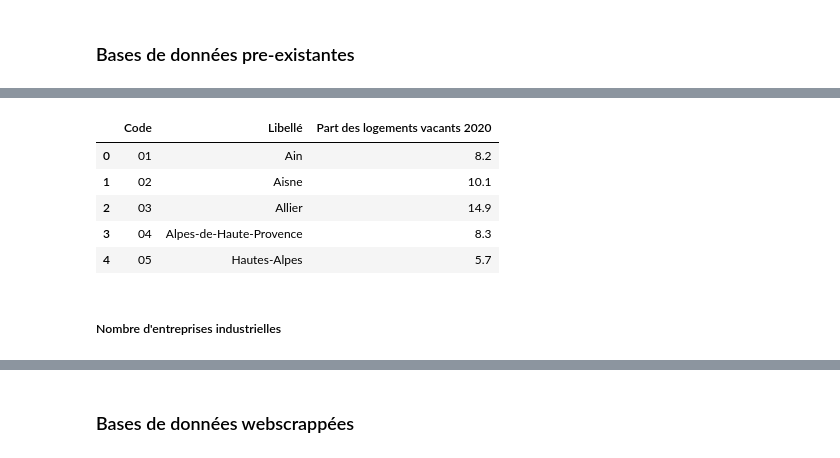
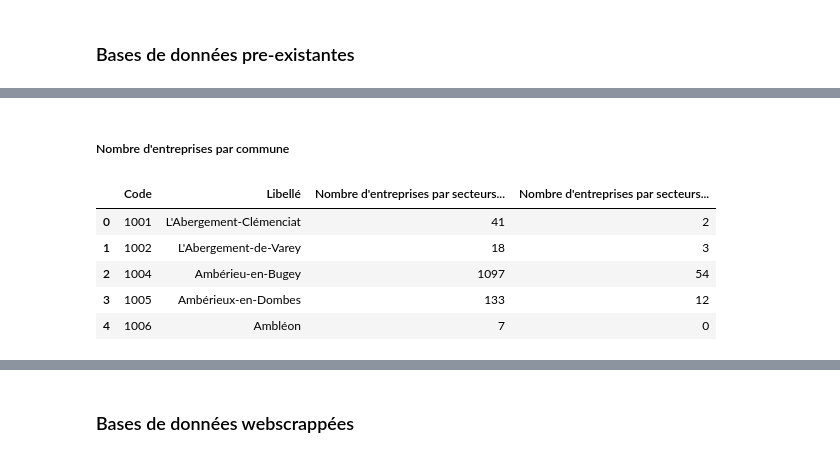
Before and after one commit to tgarnier067/Projet-Python-2023, a Jupyter notebook: Notebook_unique_a_renommer.ipynb, the cells around one changed output, grey strips where cells are left out. Cells and saved outputs as stored; diff of their text form; code cells hidden in the pictures.

```diff
--- a/Notebook_unique_a_renommer.ipynb
+++ b/Notebook_unique_a_renommer.ipynb
@@ -153,14 +122,13 @@ table_temperatures.head()
+# %% [markdown]
+##### Nombre d'entreprises par commune
 # %%
-# url = https://www.observatoire-des-territoires.gouv.fr/outils/cartographie-interactive/#bbox=-1052198,6661338,2597056,1619174&c=indicator&i=insee_rp_hist_1968.part_logt_vacant&s=2020&view=map9
-
-table_logements_vacants = pd.read_csv('table_logements_vacants.csv',sep=';')
-table_logements_vacants.head()
+# url = https://www.observatoire-des-territoires.gouv.fr/outils/cartographie-interactive/#c=indicator&f=TOT&i=demo_ent_sect.ent_tot&s=2021&view=map59
+table_nb_entr_com = pd.read_csv('table_nb_entr_com.csv',sep=';')
+table_nb_entr_com.head()
 # %% [output]
-|  | Code | Libellé | Part des logements vacants 2020 |
-| 0 | 01 | Ain | 8.2 |
-| 1 | 02 | Aisne | 10.1 |
-| 2 | 03 | Allier | 14.9 |
-| 3 | 04 | Alpes-de-Haute-Provence | 8.3 |
-| 4 | 05 | Hautes-Alpes | 5.7 |
+|  | Code | Libellé | Nombre d'entreprises par secteurs... | Nombre d'entreprises par secteurs... |
+| 0 | 1001 | L'Abergement-Clémenciat | 41 | 2 |
+| 1 | 1002 | L'Abergement-de-Varey | 18 | 3 |
+| 2 | 1004 | Ambérieu-en-Bugey | 1097 | 54 |
+| 3 | 1005 | Ambérieux-en-Dombes | 133 | 12 |
+| 4 | 1006 | Ambléon | 7 | 0 |
-# %% [markdown]
-##### Nombre d'entreprises industrielles
```
Also changed, not shown: parts of 53 cells of this notebook.
